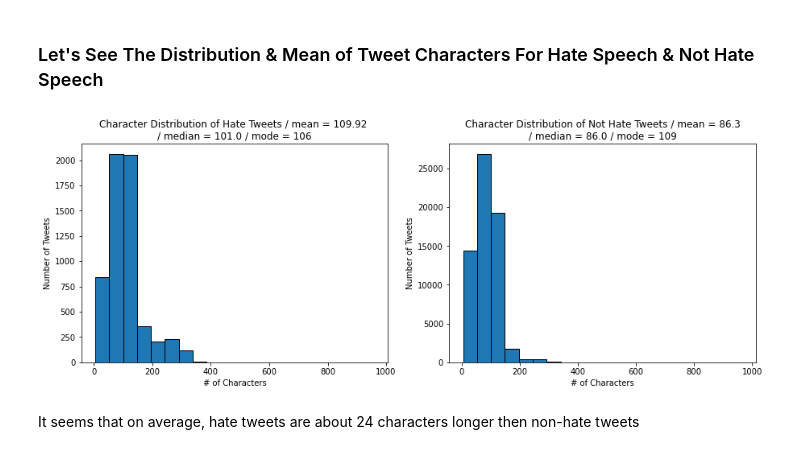
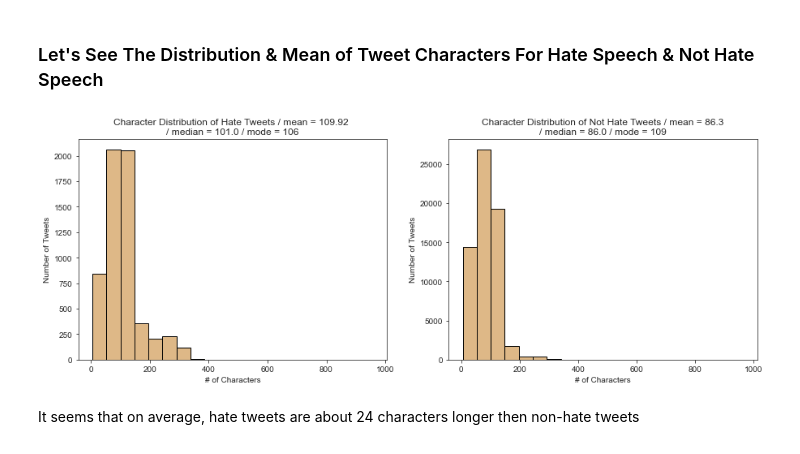
Before and after one commit to cdlc01/Twitter_Hate_Speech_Analysis, a Jupyter notebook: EDA.ipynb, the cells around one changed output. Saved outputs shown, nothing was run; the diff lists cells and outputs as text; code cells hidden in the pictures.

```diff
--- a/EDA.ipynb
+++ b/EDA.ipynb
@@ -121,24 +123,24 @@ The p-value is less then your average alpha of 0.05 which means there is a stati
 # %%
 from statistics import mode
 
 fig_2, ax_2 = plt.subplots(figsize = (15, 5), ncols = 2)
 
 x_hate = df_len[df_len['label'] == 1]['length']
 x_not_hate = df_len[df_len['label'] == 0]['length']
 
-ax_2[0].hist(x_hate, bins = 20, edgecolor = 'black')
+ax_2[0].hist(x_hate, bins = 20, edgecolor = 'black', color = 'burlywood')
 ax_2[0].set_title(f"""Character Distribution of Hate Tweets / mean = {round(np.mean(x_hate), 2)}
 / median = {round(np.median(x_hate), 2)} / mode = {round(mode(x_hate), 2)}""")
 ax_2[0].set_xlabel('# of Characters')
 ax_2[0].set_ylabel('Number of Tweets')
 
-ax_2[1].hist(x_not_hate, bins = 20, edgecolor = 'black')
+ax_2[1].hist(x_not_hate, bins = 20, edgecolor = 'black', color = 'burlywood')
 ax_2[1].set_title(f"""Character Distribution of Not Hate Tweets / mean = {round(np.mean(x_not_hate), 2)}
 / median = {round(np.median(x_not_hate), 2)} / mode = {round(mode(x_not_hate), 2)}""");
 ax_2[1].set_xlabel('# of Characters')
 ax_2[1].set_ylabel('Number of Tweets');
 # %% [output]
-[figure, old version]
+[figure, new version]
 # %% [markdown]
 It seems that on average, hate tweets are about 24 characters longer then non-hate tweets
 # %% [markdown]
```
Also changed, not shown: parts of 2 cells of this notebook, 2 other files.
